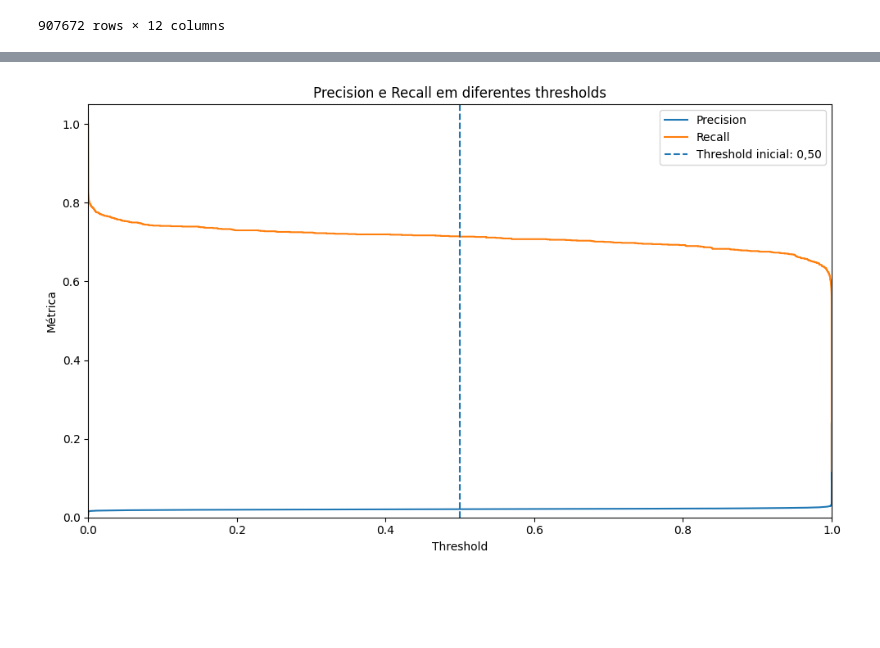
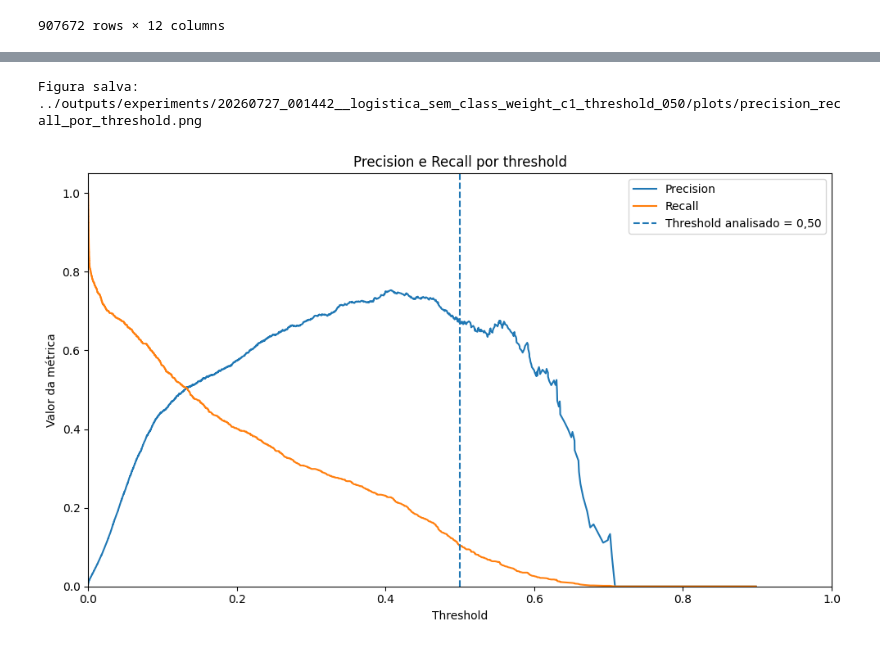
Before and after one commit to Lucas-Santosrx/ccard_fraud_ml, a Jupyter notebook: notebooks/02. Regressão Logistica.ipynb, the cells around one changed output, grey strips where cells are left out. Cells and saved outputs as stored; diff of their text form; code cells hidden in the pictures; blank space fills up the shorter version.

```diff
--- a/notebooks/02. Regressão Logistica.ipynb
+++ b/notebooks/02. Regressão Logistica.ipynb
@@ -26,6 +36,16 @@ from sklearn.metrics import (
     roc_auc_score,
     roc_curve
 )
+# %%
+class_weight_value = None
+c_value =  1.0
+solver_value = "saga"
+max_iter_value = 500
+threshold_value = 0.50
+
+
+nome_experimento = "logistica_sem_class_weight_c1_threshold_050"
+observacoes_experimento =  "Segunda baseline de machine learning. Sem peso nas classes minoritárias"
 # %%
 df = pd.read_csv("../raw/fraudTrain.csv", parse_dates = ["trans_date_trans_time", "dob"], dtype = {"cc_num": "string", "trans_num": "string", "zip": "string"})
 # %%
@@ -259,9 +337,9 @@ preprocessamento = ColumnTransformer(
 # %%
 regressao_logistica = LogisticRegression(
-    solver = "saga",
-    class_weight = "balanced",
-    C = 1.0,
-    max_iter = 500,
+    solver = solver_value,
+    class_weight = class_weight_value,
+    C = c_value,
+    max_iter = max_iter_value,
     random_state = 42
 )
 # %%
@@ -591,38 +769,56 @@ plt.show()
 # %%
-precision_threshold = precision[:-1]
-recall_threshold = recall[:-1]
+dados_thresholds = pd.DataFrame({
+    "threshold": thresholds_pr,
+    "precision": precision[:-1],
+    "recall": recall[:-1]
+})
 
-plt.figure(figsize=(10, 6))
+fig, ax = plt.subplots(figsize=(10, 6))
 
-plt.plot(
-    thresholds,
-    precision_threshold,
+ax.plot(
+    dados_thresholds["threshold"],
+    dados_thresholds["precision"],
     label="Precision"
 )
 
-plt.plot(
-    thresholds,
-    recall_threshold,
+ax.plot(
+    dados_thresholds["threshold"],
+    dados_thresholds["recall"],
     label="Recall"
 )
 
-plt.axvline(
+ax.axvline(
     0.50,
     linestyle="--",
-    label="Threshold inicial: 0,50"
+    label="Threshold analisado = 0,50"
 )
 
-plt.title("Precision e Recall em diferentes thresholds")
-plt.xlabel("Threshold")
-plt.ylabel("Métrica")
-plt.xlim(0, 1)
-plt.ylim(0, 1.05)
-plt.legend()
+ax.set_title("Precision e Recall por threshold")
+ax.set_xlabel("Threshold")
+ax.set_ylabel("Valor da métrica")
+ax.set_xlim(0, 1)
+ax.set_ylim(0, 1.05)
+ax.legend()
 
-plt.tight_layout()
+fig.tight_layout()
+
+experiment_tracking.salvar_figura(
+    fig,
+    experimento["pasta_plots"],
+    "precision_recall_por_threshold"
+)
+
 plt.show()
+
+dados_thresholds.to_csv(
+    experimento["pasta_dados_graficos"]
+    / "precision_recall_por_threshold.csv",
+    index=False,
+    encoding="utf-8-sig"
+)
 # %% [output]
+Figura salva: ../outputs/experiments/20260727_001442__logistica_sem_class_weight_c1_threshold_050/plots/precision_recall_por_threshold.png
-[figure, old version]
+[figure, new version]
 # %%
 scores_legitimas = scores_validacao[
     y_validacao.to_numpy() == 0
```
Also changed, not shown: parts of 20 cells of this notebook, 25 other files.
